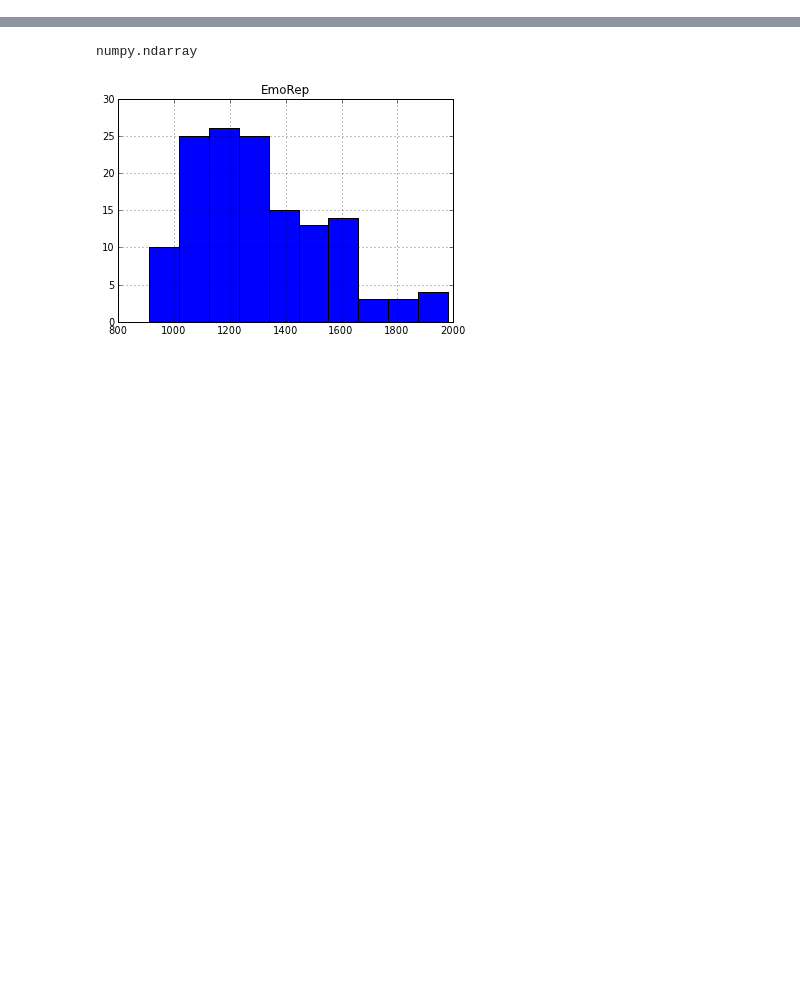
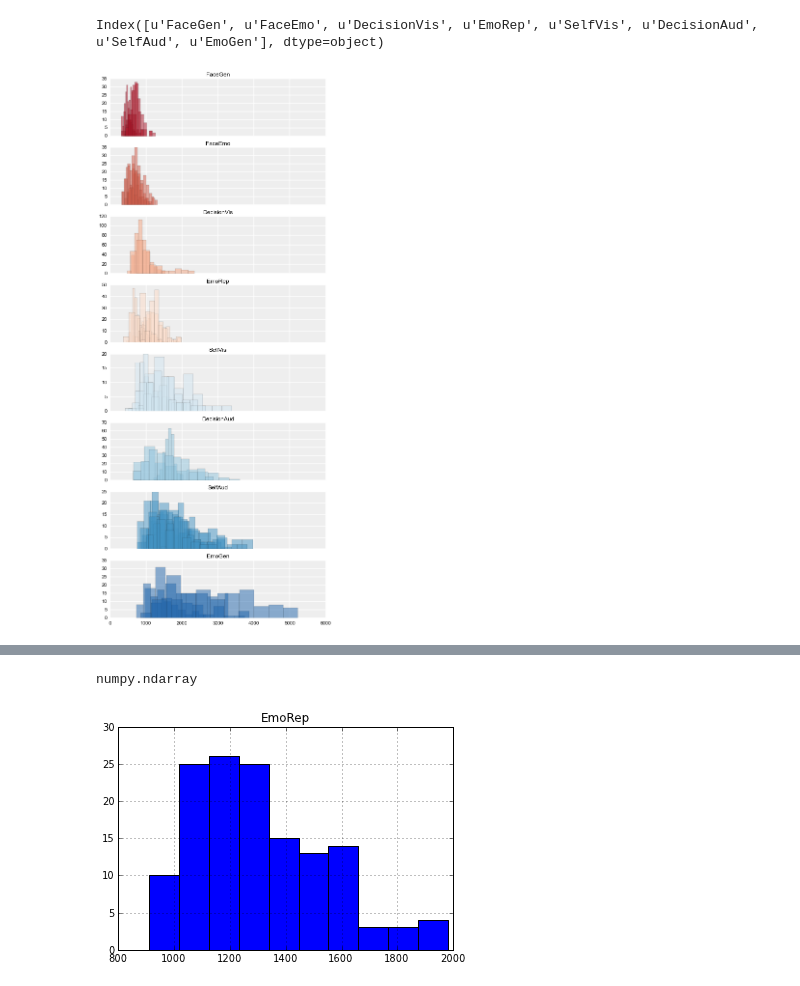
Before and after one commit to matarhaller/ECOGpy, a Jupyter notebook: notebooks/for_paper/RThists.ipynb, the cells around one changed output, grey strips where cells are left out. Cells and saved outputs as stored; diff of their text form; code cells hidden in the pictures; blank space fills up the shorter version.

```diff
--- a/notebooks/for_paper/RThists.ipynb
+++ b/notebooks/for_paper/RThists.ipynb
@@ -677,0 +13,3 @@ plt.savefig(os.path.join(SJdir, 'PCA', 'RT_offsets_hists.png'))
+# %%
+DATADIR = '/Users/matar/cluster/MATLAB/DATA/Avgusta'
+subjs = ['JH10', 'JH17', 'JH2', 'JH6','ST1','ST13','ST15', 'ST4', 'GP15', 'GP27','GP28','ST27','GP35','CP9','CP7','GP44','ST28']
@@ -677,0 +48,4 @@ plt.savefig(os.path.join(SJdir, 'PCA', 'RT_offsets_hists.png'))
+# %%
+x = pd.DataFrame(d)
+x = x.transpose()
+x
@@ -677,0 +71,16 @@ plt.savefig(os.path.join(SJdir, 'PCA', 'RT_offsets_hists.png'))
+# %%
+index = pd.MultiIndex.from_tuples(zip(*[subjlist, tasklistB]), names=['subjects', 'tasks'])
+s = pd.DataFrame(RTlist, index=index)
+grouped = s.groupby(level='tasks')
+grouped.shape
+
+#grouped.aggregate(np.mean).shape
+t = s.apply(mean, axis = 1)
+grouped = t.groupby(level = 'tasks')
+
+means = grouped.aggregate(np.mean)
+sem = grouped.aggregate(stats.sem)
+
+means = sort(means) #sorted by means
+sem = sort(sem)
+means
@@ -677,0 +98,4 @@ plt.savefig(os.path.join(SJdir, 'PCA', 'RT_offsets_hists.png'))
+# %%
+means.keys()
+# %% [output]
+Index([u'FaceGen', u'FaceEmo', u'DecisionVis', u'EmoRep', u'SelfVis', u'DecisionAud', u'SelfAud', u'EmoGen'], dtype=object)
@@ -677,0 +109,21 @@ plt.savefig(os.path.join(SJdir, 'PCA', 'RT_offsets_hists.png'))
+# %%
+set2 = brewer2mpl.get_map('RdBu', 'Diverging', 8).mpl_colors
+#colors = ['cyan', 'blue', 'purple','red', 'orange', 'yellow','lime', 'green']
+fig, ax = plt.subplots(8,sharex=True, figsize = (8, 20),subplot_kw=dict(axisbg='#EEEEEE'))
+plt.tight_layout
+
+for i, t in enumerate(means.keys()):
+    ax[i].set_title(t)
+    ax[i].grid(color='white', linestyle='solid')
+
+for i, task in enumerate(means.keys()): #order by difficulty
+    data = x[task].dropna()
+
+    for subj in data.keys():
+        data[subj].hist(ax = ax[i], color = set2[i], alpha = 0.5)
+        #ppl.hist(data[subj],ax = ax[i], color = set2[i], alpha = 0.5, )
+
+filename = os.path.join(DATADIR, 'Behavior', 'RThists_sortedbymeans_alpha.png') #SelfAud_datasummary.mat
+plt.savefig(filename)
+# %% [output]
+[figure, added]
```
Also changed, not shown: parts of 59 cells of this notebook.
